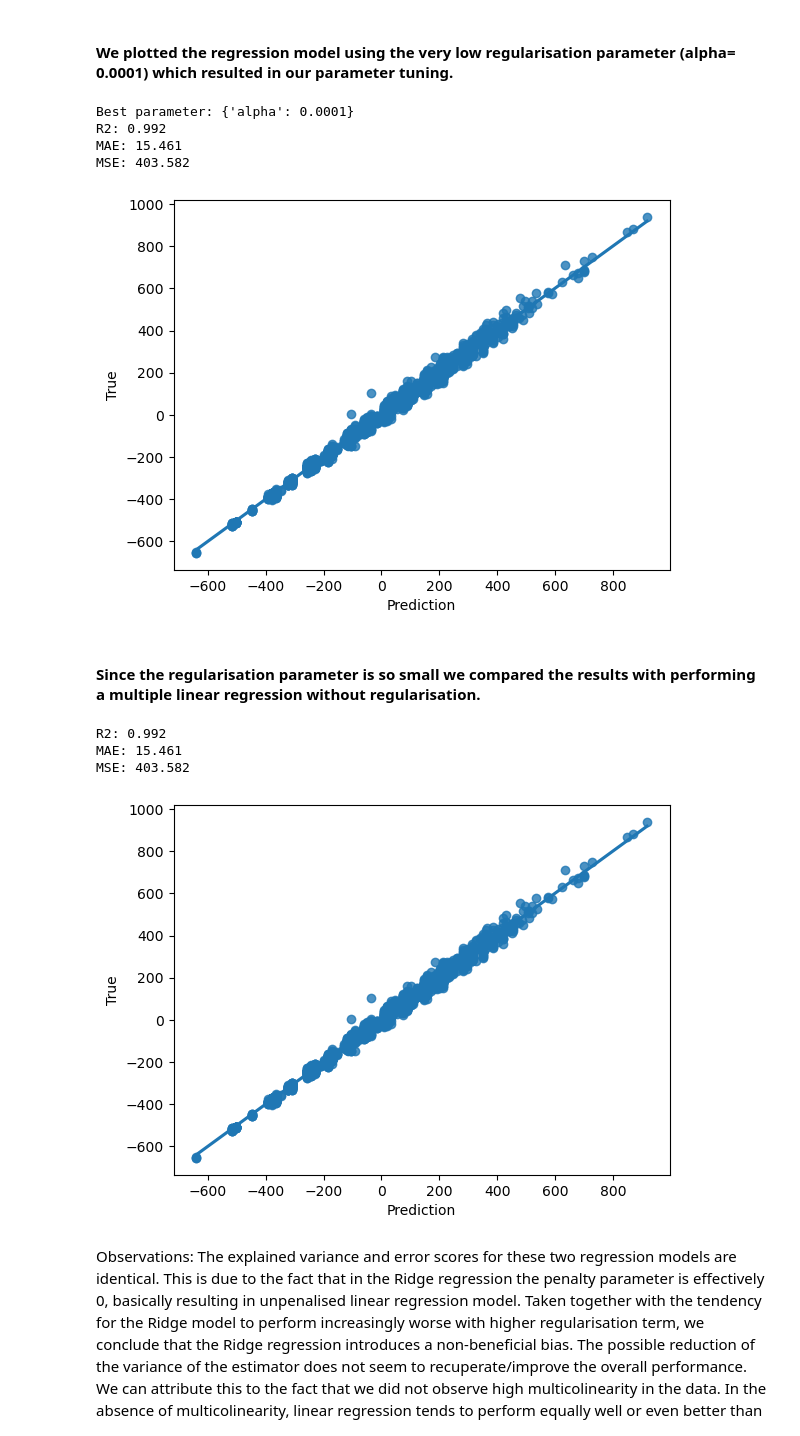
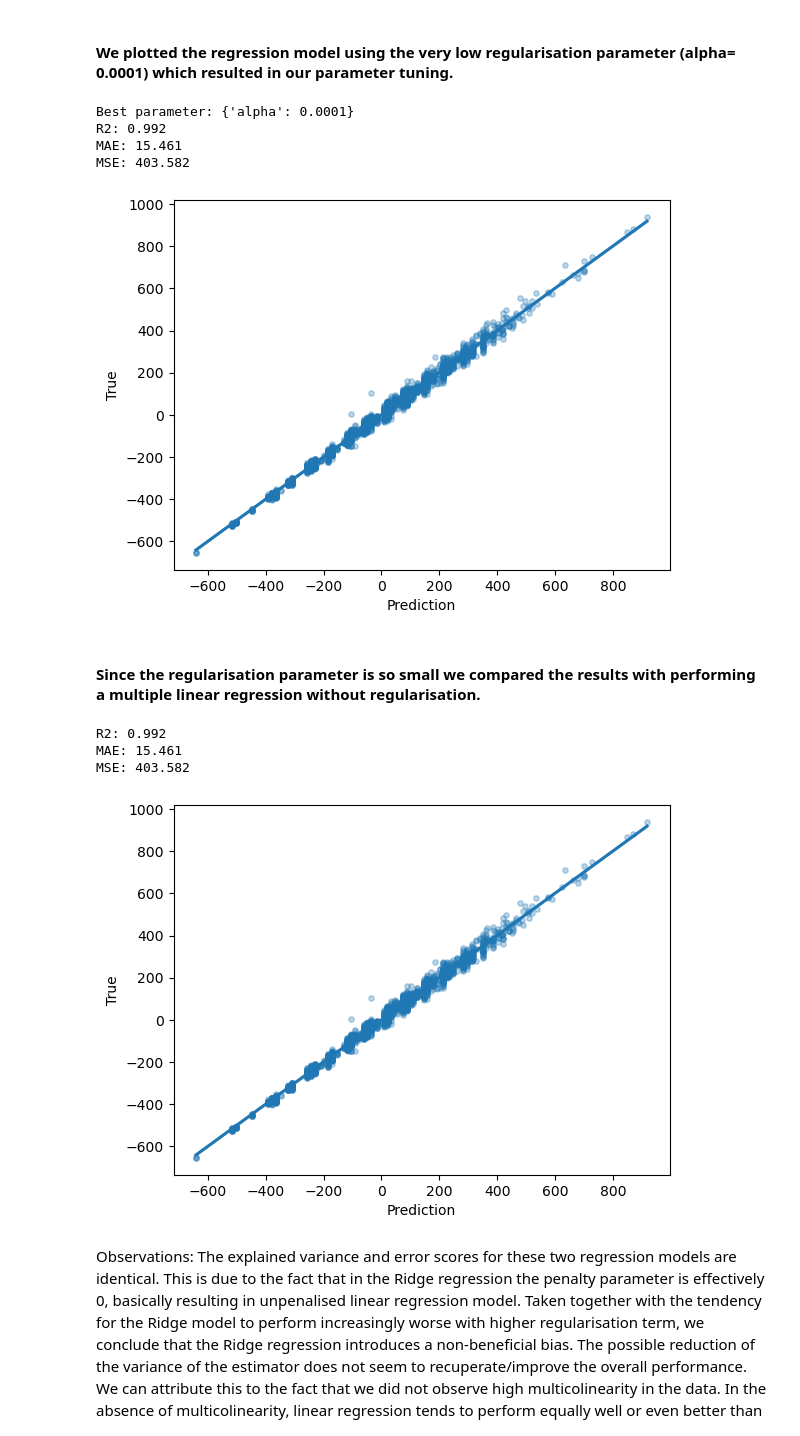
Before and after one commit to jascha-je/LabML4DS, a Jupyter notebook: p2/p2_ISJ.ipynb, the cells around one changed output. Drawn from its saved outputs; the diff is of its cells as text; code cells hidden in the pictures.

```diff
--- a/p2/p2_ISJ.ipynb
+++ b/p2/p2_ISJ.ipynb
@@ -375,19 +362,20 @@ plt.show()
 # %%
 y_pred = search.best_estimator_.predict(X_test)
 print("Best parameter:", results.best_params_)
 print(f"R2: {r2_score(y_test, y_pred):.3f}")
 print(f"MAE: {mean_absolute_error(y_test, y_pred):.3f}")
 print(f"MSE: {mean_squared_error(y_test, y_pred):.3f}")
-g = sns.regplot(x=y_pred, y=y_test)
+g = sns.regplot(x=y_pred, y=y_test, scatter_kws={'s': 15, 'alpha': 0.3})
+
 g.set_xlabel("Prediction")
 g.set_ylabel("True")
 plt.show()
 # %% [output]
 Best parameter: {'alpha': 0.0001}
 R2: 0.992
 MAE: 15.461
 MSE: 403.582
-[figure, old version]
+[figure, new version]
 # %% [markdown]
 #### Since the regularisation parameter is so small we compared the results with performing a multiple linear regression without regularisation.
 # %%
@@ -397,7 +385,7 @@ print(f"R2: {r2_score(y_test, y_pred_lr):.3f}")
 print(f"MAE: {mean_absolute_error(y_test, y_pred_lr):.3f}")
 print(f"MSE: {mean_squared_error(y_test, y_pred_lr):.3f}")
 
-g = sns.regplot(x=y_pred_lr, y=y_test)
+g = sns.regplot(x=y_pred_lr, y=y_test, scatter_kws={'s': 15, 'alpha': 0.3})
 g.set_xlabel("Prediction")
 g.set_ylabel("True")
 plt.show()
@@ -405,7 +393,7 @@ plt.show()
 R2: 0.992
 MAE: 15.461
 MSE: 403.582
-[figure, old version]
+[figure, new version]
 # %% [markdown]
 Observations:
 The explained variance and error scores for these two regression models are identical. This is due to the fact that in the Ridge regression the penalty parameter is effectively 0, basically resulting in unpenalised linear regression model. Taken together with the tendency for the Ridge model to perform increasingly worse with higher regularisation term, we conclude that the Ridge regression introduces a non-beneficial bias. The possible reduction of the variance of the estimator does not seem to recuperate/improve the overall performance.
```
Also changed, not shown: parts of 11 cells of this notebook.
